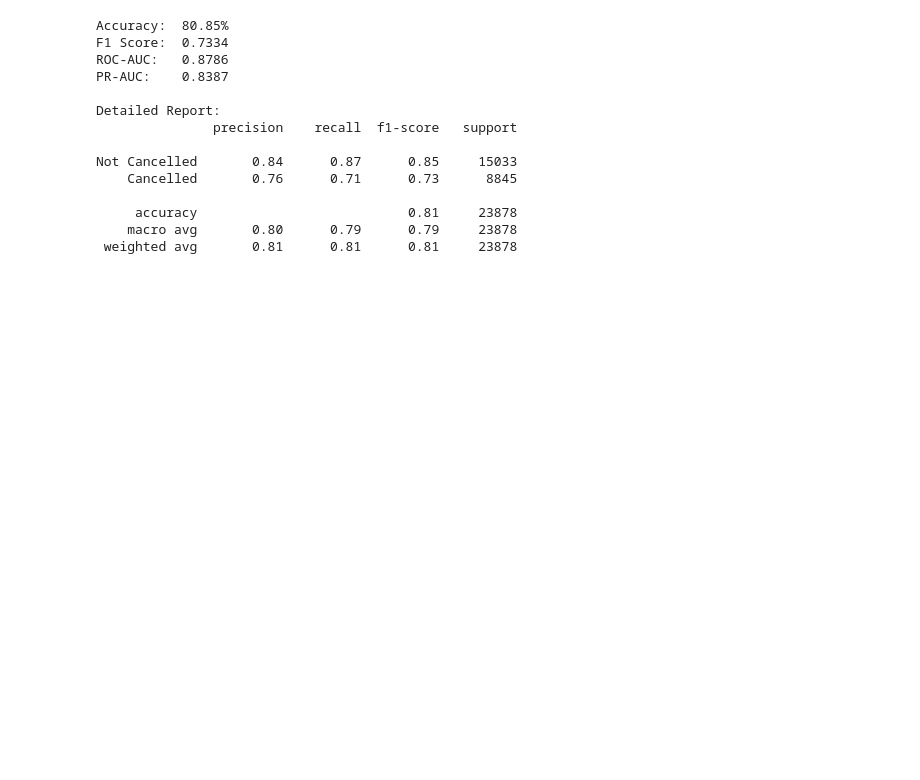
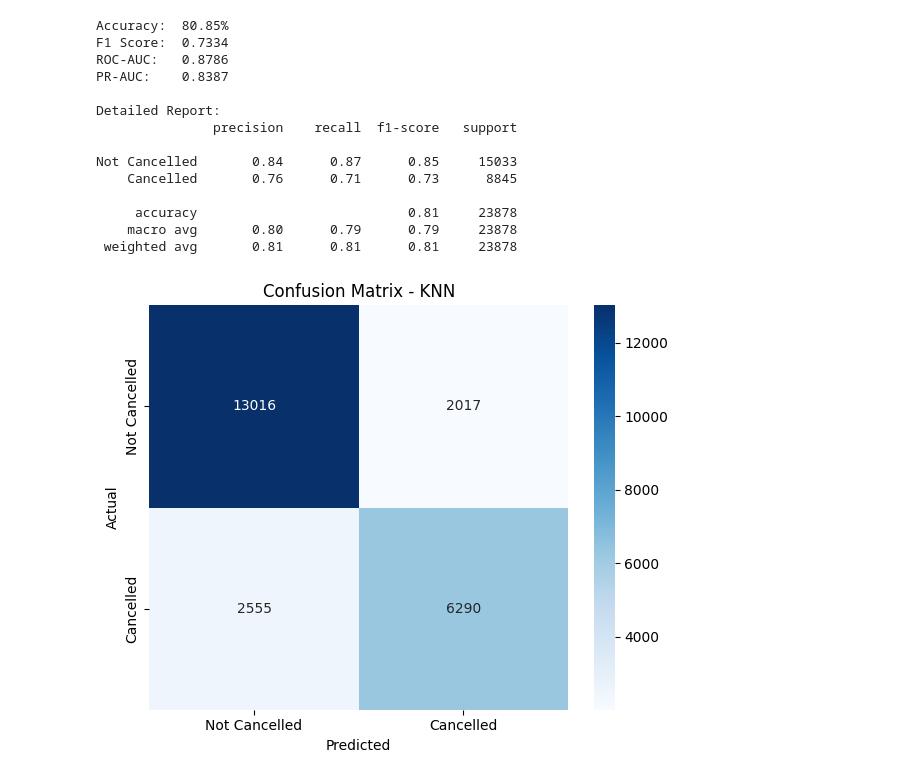
Before and after one commit to Eranga999/ML_Group_Assigment, a Jupyter notebook: KNN-IT22075208.ipynb, the cells around one changed output. Saved outputs shown, nothing was run; the diff lists cells and outputs as text; code cells hidden in the pictures; blank space fills up the shorter version.

Commit message:
Confusion Matrix

```diff
--- a/KNN-IT22075208.ipynb
+++ b/KNN-IT22075208.ipynb
@@ -300,3 +300,17 @@ Not Cancelled       0.84      0.87      0.85     15033
      accuracy                           0.81     23878
     macro avg       0.80      0.79      0.79     23878
  weighted avg       0.81      0.81      0.81     23878
+# %%
+# Cell 14 - Confusion Matrix
+plt.figure(figsize=(6, 5))
+cm = confusion_matrix(y_test, y_pred)
+sns.heatmap(cm, annot=True, fmt='d', cmap='Blues',
+            xticklabels=['Not Cancelled', 'Cancelled'],
+            yticklabels=['Not Cancelled', 'Cancelled'])
+plt.title('Confusion Matrix - KNN')
+plt.ylabel('Actual')
+plt.xlabel('Predicted')
+plt.tight_layout()
+plt.show()
+# %% [output]
+[figure, added]
```
